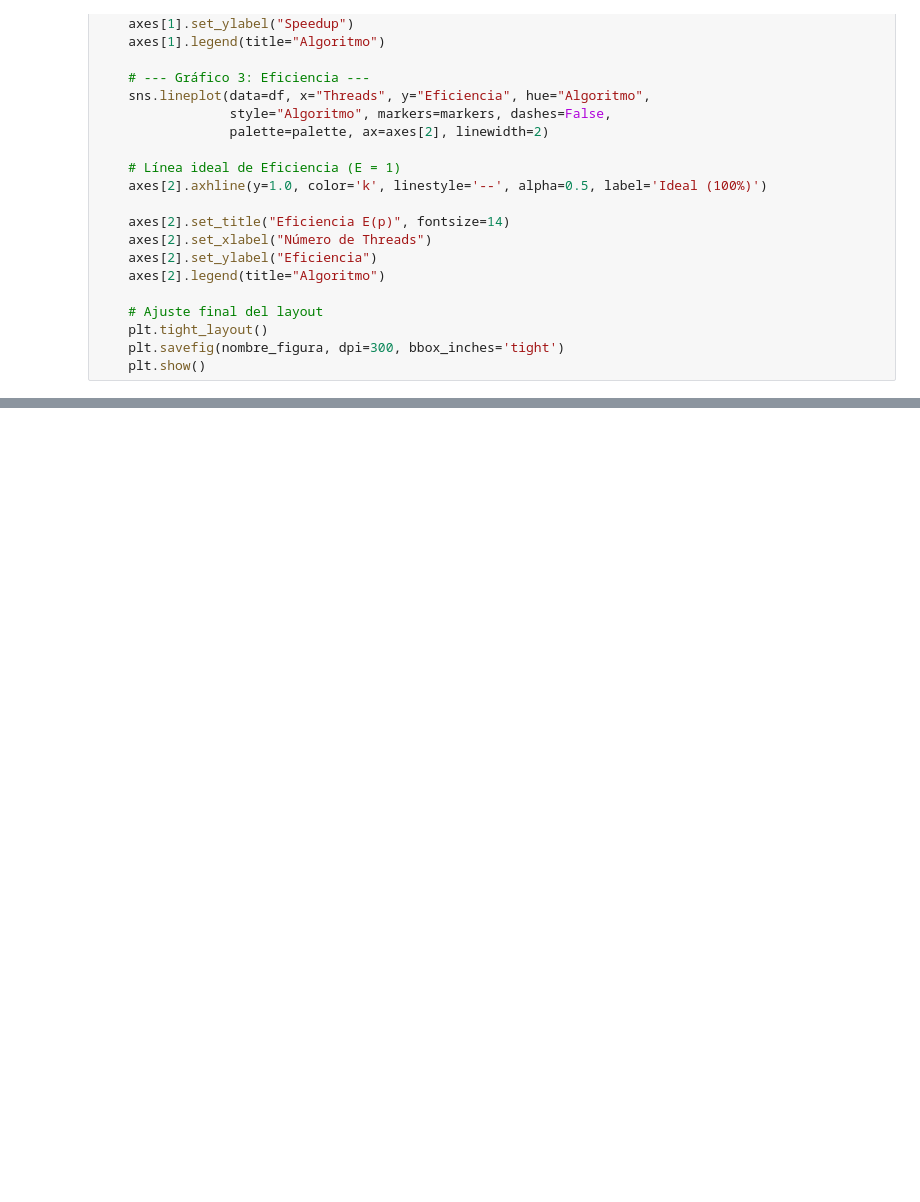
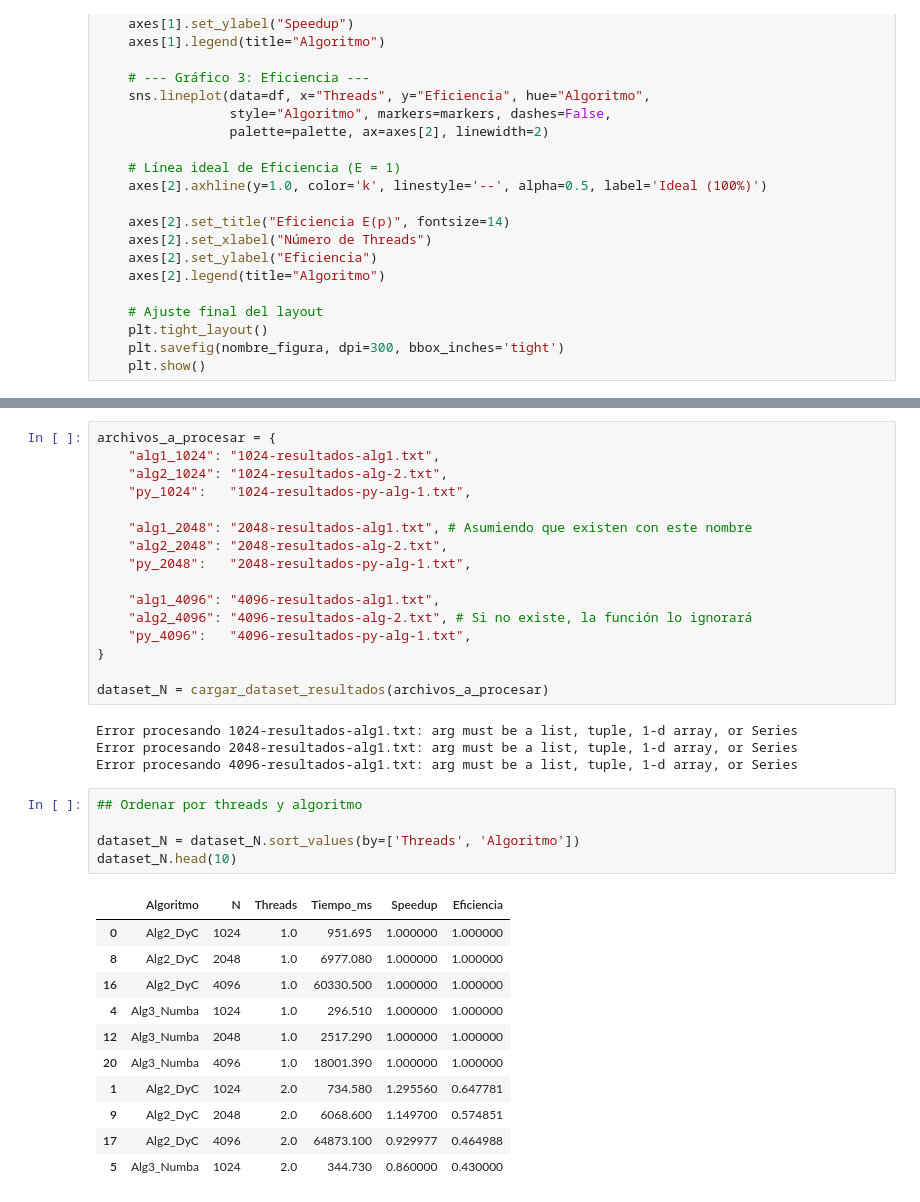
Before and after one commit to Fernanda-Bley/IMT2112-cpp, a Jupyter notebook: t2-imt2112/t2-imt2112.ipynb, the cells around one changed output, grey strips where cells are left out. Saved outputs shown, nothing was run; the diff lists cells and outputs as text; blank space fills up the shorter version.

```diff
--- a/t2-imt2112/t2-imt2112.ipynb
+++ b/t2-imt2112/t2-imt2112.ipynb
@@ -243,0 +389,37 @@ plot_comparacion_paralela(df_total, nombre_figura="comparacion_algoritmo.png")
+# %%
+archivos_a_procesar = {
+    "alg1_1024": "1024-resultados-alg1.txt",
+    "alg2_1024": "1024-resultados-alg-2.txt",
+    "py_1024":   "1024-resultados-py-alg-1.txt",
+
+    "alg1_2048": "2048-resultados-alg1.txt", # Asumiendo que existen con este nombre
+    "alg2_2048": "2048-resultados-alg-2.txt",
+    "py_2048":   "2048-resultados-py-alg-1.txt",
+
+    "alg1_4096": "4096-resultados-alg1.txt",
+    "alg2_4096": "4096-resultados-alg-2.txt", # Si no existe, la función lo ignorará
+    "py_4096":   "4096-resultados-py-alg-1.txt",
+}
+
+dataset_N = cargar_dataset_resultados(archivos_a_procesar)
+# %% [output]
+Error procesando 1024-resultados-alg1.txt: arg must be a list, tuple, 1-d array, or Series
+Error procesando 2048-resultados-alg1.txt: arg must be a list, tuple, 1-d array, or Series
+Error procesando 4096-resultados-alg1.txt: arg must be a list, tuple, 1-d array, or Series
+# %%
+## Ordenar por threads y algoritmo
+
+dataset_N = dataset_N.sort_values(by=['Threads', 'Algoritmo'])
+dataset_N.head(10)
+# %% [output]
+|  | Algoritmo | N | Threads | Tiempo_ms | Speedup | Eficiencia |
+| 0 | Alg2_DyC | 1024 | 1.0 | 951.695 | 1.000000 | 1.000000 |
+| 8 | Alg2_DyC | 2048 | 1.0 | 6977.080 | 1.000000 | 1.000000 |
+| 16 | Alg2_DyC | 4096 | 1.0 | 60330.500 | 1.000000 | 1.000000 |
+| 4 | Alg3_Numba | 1024 | 1.0 | 296.510 | 1.000000 | 1.000000 |
+| 12 | Alg3_Numba | 2048 | 1.0 | 2517.290 | 1.000000 | 1.000000 |
+| 20 | Alg3_Numba | 4096 | 1.0 | 18001.390 | 1.000000 | 1.000000 |
+| 1 | Alg2_DyC | 1024 | 2.0 | 734.580 | 1.295560 | 0.647781 |
+| 9 | Alg2_DyC | 2048 | 2.0 | 6068.600 | 1.149700 | 0.574851 |
+| 17 | Alg2_DyC | 4096 | 2.0 | 64873.100 | 0.929977 | 0.464988 |
+| 5 | Alg3_Numba | 1024 | 2.0 | 344.730 | 0.860000 | 0.430000 |
```
Also changed, not shown: parts of 5 cells of this notebook, 18 other files.
